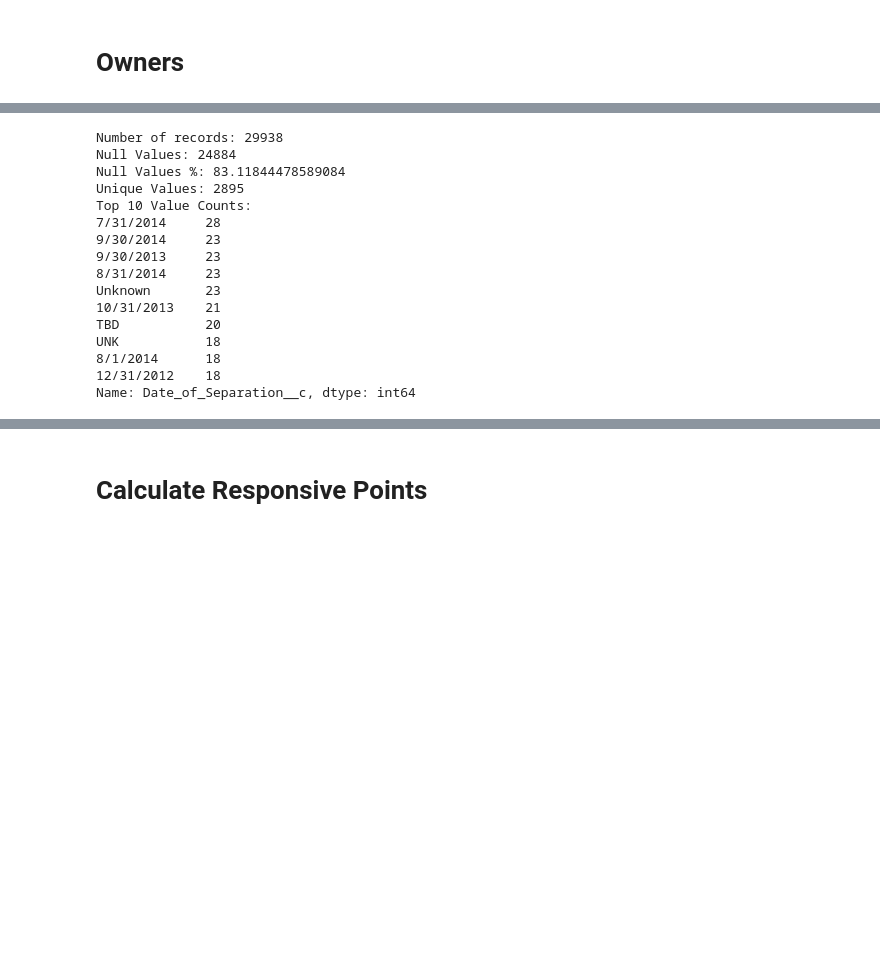
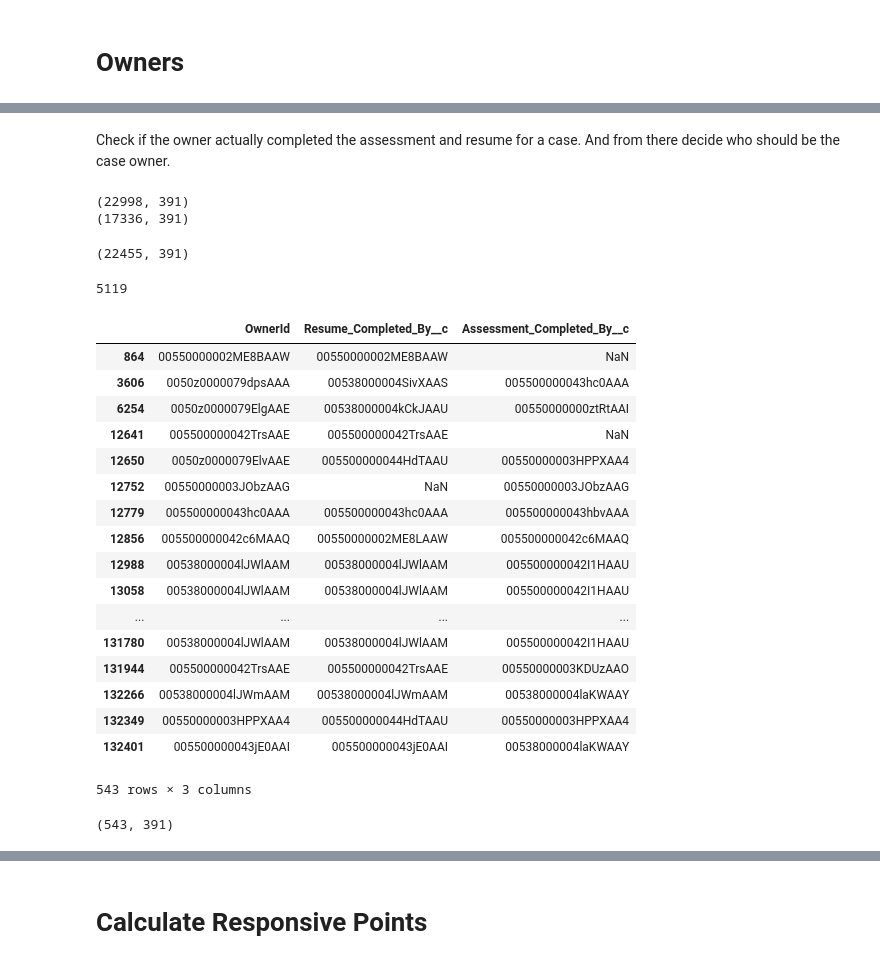
Before and after one commit to iAlhasan/DSP-Project, a Jupyter notebook: Quynh_StoryLine#2.ipynb, the cells around one changed output, grey strips where cells are left out. Drawn from its saved outputs; the diff is of its cells as text; code cells hidden in the pictures; blank space fills up the shorter version.

```diff
--- a/Quynh_StoryLine#2.ipynb
+++ b/Quynh_StoryLine#2.ipynb
@@ -604,19 +191,48 @@ Name: Date_of_Service_Entry__c, dtype: int64
-# %%
-count_value_null('Date_of_Separation__c', confirmed_hire)
-# %% [output]
-Number of records: 29938
-Null Values: 24884
-Null Values %: 83.11844478589084
-Unique Values: 2895
-Top 10 Value Counts:
-7/31/2014     28
-9/30/2014     23
-9/30/2013     23
-8/31/2014     23
-Unknown       23
-10/31/2013    21
-TBD           20
-UNK           18
-8/1/2014      18
-12/31/2012    18
-Name: Date_of_Separation__c, dtype: int64
+# %% [markdown]
+Check if the owner actually completed the assessment and resume for a case. And from there decide who should be the case owner.
+# %%
+print(approved_hire.shape)
+result3 = approved_hire[(approved_hire['OwnerId']== approved_hire['Assessment_Completed_By__c']) & (approved_hire['OwnerId']== approved_hire['Resume_Completed_By__c'])]
+print(result3.shape)
+# %% [output]
+(22998, 391)
+(17336, 391)
+# %%
+result4 = approved_hire[(approved_hire['Resume_Completed_By__c']== approved_hire['Assessment_Completed_By__c'])]
+result4.shape
+# %% [output]
+(22455, 391)
+# %%
+# How many cases the resume and assessment were completed by the same person but not the OwnerId
+result4.shape[0]-result3.shape[0]
+# %% [output]
+5119
+# %%
+# How many cases the resume and assessment were completed by diffrent person
+result5 = approved_hire[(approved_hire['Resume_Completed_By__c']!= approved_hire['Assessment_Completed_By__c'])]
+result5.shape
+result5[['OwnerId','Resume_Completed_By__c','Assessment_Completed_By__c']]
+# %% [output]
+|  | OwnerId | Resume_Completed_By__c | Assessment_Completed_By__c |
+| 864 | 00550000002ME8BAAW | 00550000002ME8BAAW | NaN |
+| 3606 | 0050z0000079dpsAAA | 00538000004SivXAAS | 005500000043hc0AAA |
+| 6254 | 0050z0000079ElgAAE | 00538000004kCkJAAU | 00550000000ztRtAAI |
+| 12641 | 005500000042TrsAAE | 005500000042TrsAAE | NaN |
+| 12650 | 0050z0000079ElvAAE | 005500000044HdTAAU | 00550000003HPPXAA4 |
+| 12752 | 00550000003JObzAAG | NaN | 00550000003JObzAAG |
+| 12779 | 005500000043hc0AAA | 005500000043hc0AAA | 005500000043hbvAAA |
+| 12856 | 005500000042c6MAAQ | 00550000002ME8LAAW | 005500000042c6MAAQ |
+| 12988 | 00538000004lJWlAAM | 00538000004lJWlAAM | 005500000042I1HAAU |
+| 13058 | 00538000004lJWlAAM | 00538000004lJWlAAM | 005500000042I1HAAU |
+| ... | ... | ... | ... |
+| 131780 | 00538000004lJWlAAM | 00538000004lJWlAAM | 005500000042I1HAAU |
+| 131944 | 005500000042TrsAAE | 005500000042TrsAAE | 00550000003KDUzAAO |
+| 132266 | 00538000004lJWmAAM | 00538000004lJWmAAM | 00538000004laKWAAY |
+| 132349 | 00550000003HPPXAA4 | 005500000044HdTAAU | 00550000003HPPXAA4 |
+| 132401 | 005500000043jE0AAI | 005500000043jE0AAI | 00538000004laKWAAY |
+543 rows × 3 columns
+# %%
+result7 = approved_hire[(approved_hire['OwnerId']!= approved_hire['Assessment_Completed_By__c']) & (approved_hire['OwnerId'] != approved_hire['Resume_Completed_By__c'])]
+result5.shape
+# %% [output]
+(543, 391)
```
Also changed, not shown: parts of 107 cells of this notebook.
